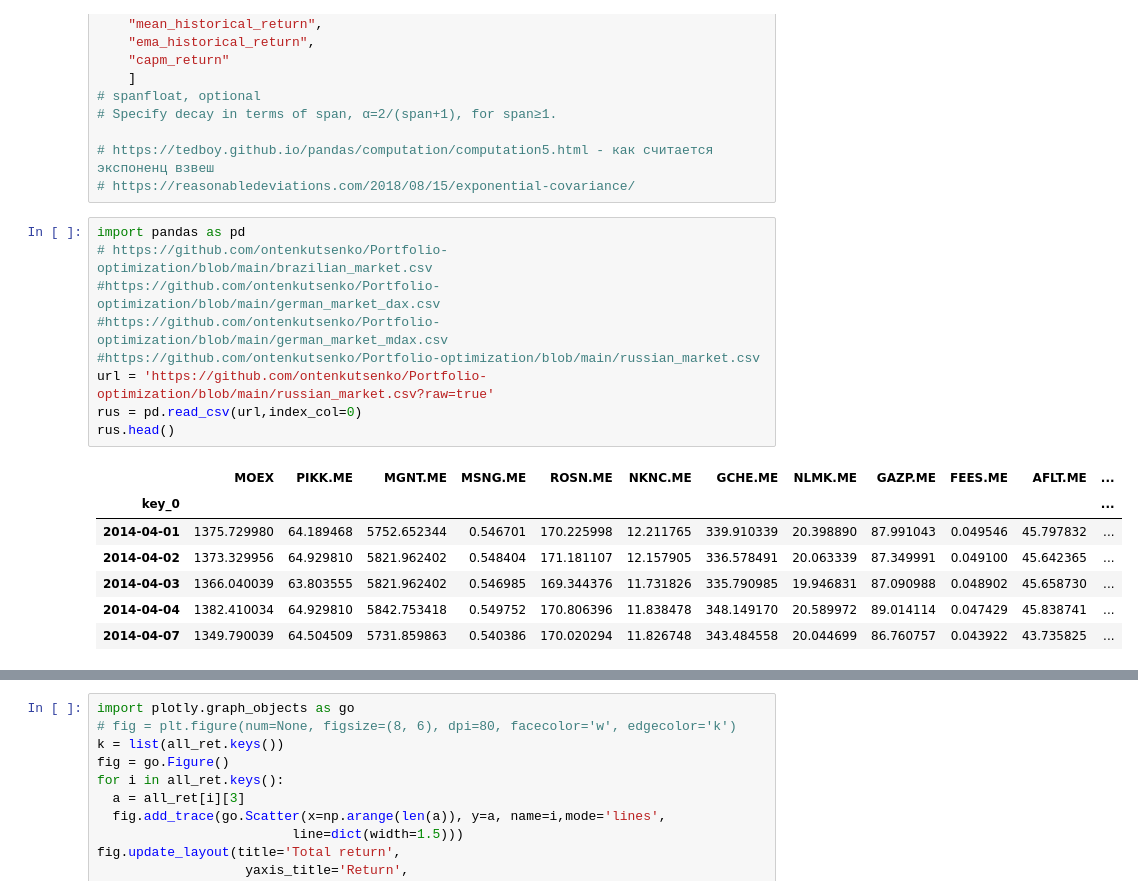
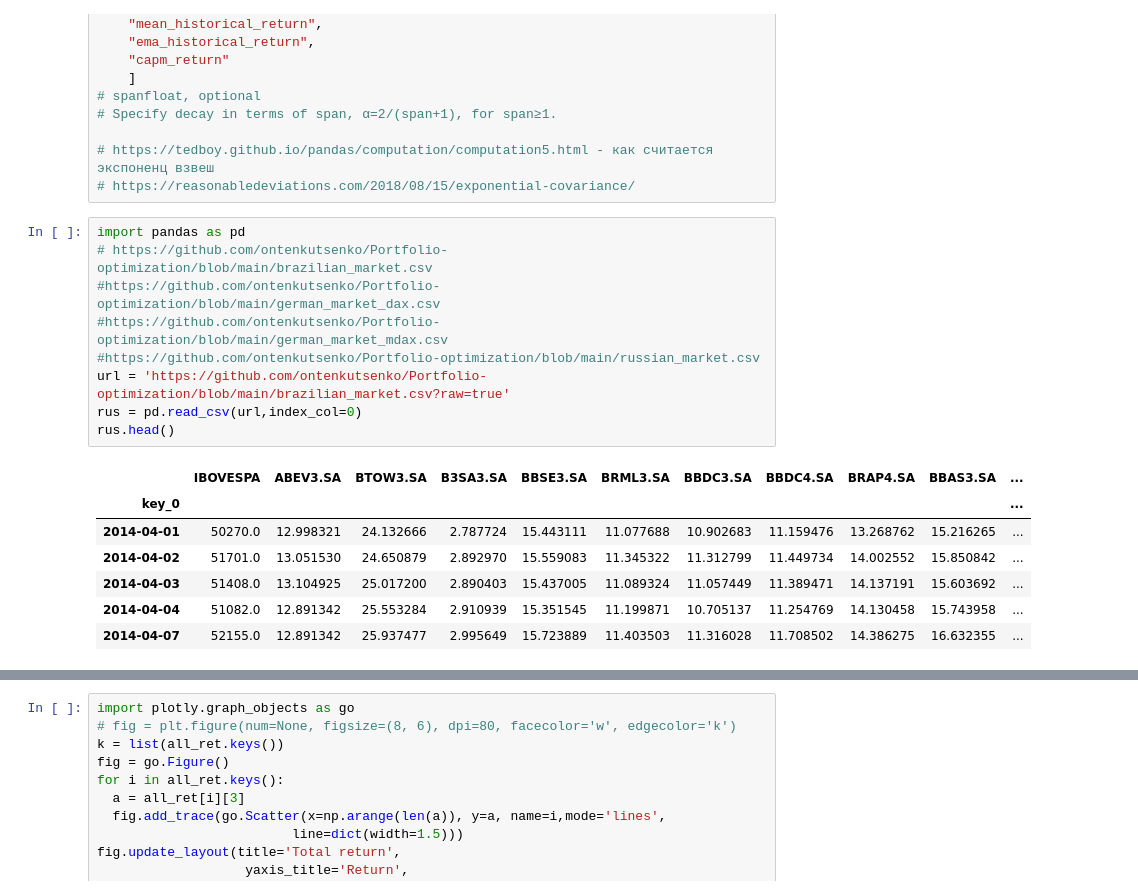
Before and after one commit to ontenkutsenko/Portfolio-optimization, a Jupyter notebook: Portfolio construction.ipynb, the cells around one changed output, grey strips where cells are left out. Saved outputs shown, nothing was run; the diff lists cells and outputs as text.

```diff
--- a/Portfolio construction.ipynb
+++ b/Portfolio construction.ipynb
@@ -575,20 +528,20 @@ return_methods = [
 # %%
 import pandas as pd
 # https://github.com/ontenkutsenko/Portfolio-optimization/blob/main/brazilian_market.csv
 #https://github.com/ontenkutsenko/Portfolio-optimization/blob/main/german_market_dax.csv
 #https://github.com/ontenkutsenko/Portfolio-optimization/blob/main/german_market_mdax.csv
 #https://github.com/ontenkutsenko/Portfolio-optimization/blob/main/russian_market.csv
-url = 'https://github.com/ontenkutsenko/Portfolio-optimization/blob/main/russian_market.csv?raw=true'
+url = 'https://github.com/ontenkutsenko/Portfolio-optimization/blob/main/brazilian_market.csv?raw=true'
 rus = pd.read_csv(url,index_col=0)
 rus.head()
 # %% [output]
-|  | MOEX | PIKK.ME | MGNT.ME | MSNG.ME | ROSN.ME | NKNC.ME | GCHE.ME | NLMK.ME | GAZP.ME | FEES.ME | AFLT.ME | ... |
-| key_0 |  |  |  |  |  |  |  |  |  |  |  | ... |
-| 2014-04-01 | 1375.729980 | 64.189468 | 5752.652344 | 0.546701 | 170.225998 | 12.211765 | 339.910339 | 20.398890 | 87.991043 | 0.049546 | 45.797832 | ... |
-| 2014-04-02 | 1373.329956 | 64.929810 | 5821.962402 | 0.548404 | 171.181107 | 12.157905 | 336.578491 | 20.063339 | 87.349991 | 0.049100 | 45.642365 | ... |
-| 2014-04-03 | 1366.040039 | 63.803555 | 5821.962402 | 0.546985 | 169.344376 | 11.731826 | 335.790985 | 19.946831 | 87.090988 | 0.048902 | 45.658730 | ... |
-| 2014-04-04 | 1382.410034 | 64.929810 | 5842.753418 | 0.549752 | 170.806396 | 11.838478 | 348.149170 | 20.589972 | 89.014114 | 0.047429 | 45.838741 | ... |
-| 2014-04-07 | 1349.790039 | 64.504509 | 5731.859863 | 0.540386 | 170.020294 | 11.826748 | 343.484558 | 20.044699 | 86.760757 | 0.043922 | 43.735825 | ... |
+|  | IBOVESPA | ABEV3.SA | BTOW3.SA | B3SA3.SA | BBSE3.SA | BRML3.SA | BBDC3.SA | BBDC4.SA | BRAP4.SA | BBAS3.SA | ... |
+| key_0 |  |  |  |  |  |  |  |  |  |  | ... |
+| 2014-04-01 | 50270.0 | 12.998321 | 24.132666 | 2.787724 | 15.443111 | 11.077688 | 10.902683 | 11.159476 | 13.268762 | 15.216265 | ... |
+| 2014-04-02 | 51701.0 | 13.051530 | 24.650879 | 2.892970 | 15.559083 | 11.345322 | 11.312799 | 11.449734 | 14.002552 | 15.850842 | ... |
+| 2014-04-03 | 51408.0 | 13.104925 | 25.017200 | 2.890403 | 15.437005 | 11.089324 | 11.057449 | 11.389471 | 14.137191 | 15.603692 | ... |
+| 2014-04-04 | 51082.0 | 12.891342 | 25.553284 | 2.910939 | 15.351545 | 11.199871 | 10.705137 | 11.254769 | 14.130458 | 15.743958 | ... |
+| 2014-04-07 | 52155.0 | 12.891342 | 25.937477 | 2.995649 | 15.723889 | 11.403503 | 11.316028 | 11.708502 | 14.386275 | 16.632355 | ... |
 # %%
 window = 126
 return_method = return_methods[0]
```
Also changed, not shown: parts of 17 cells of this notebook.
